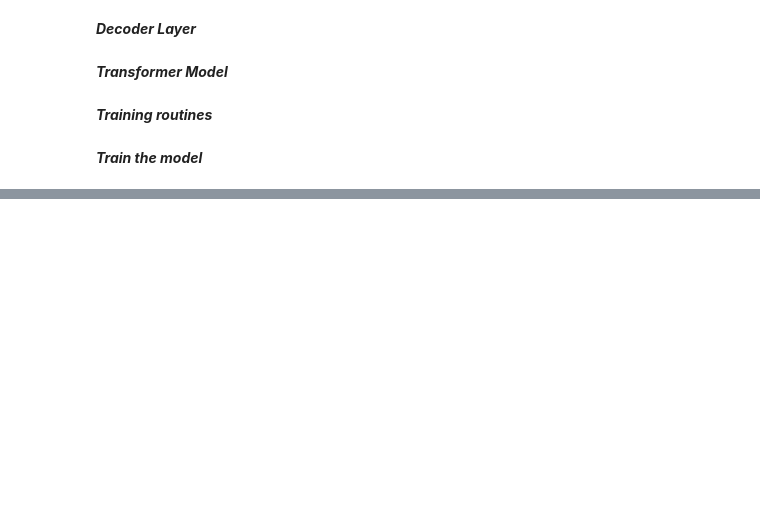
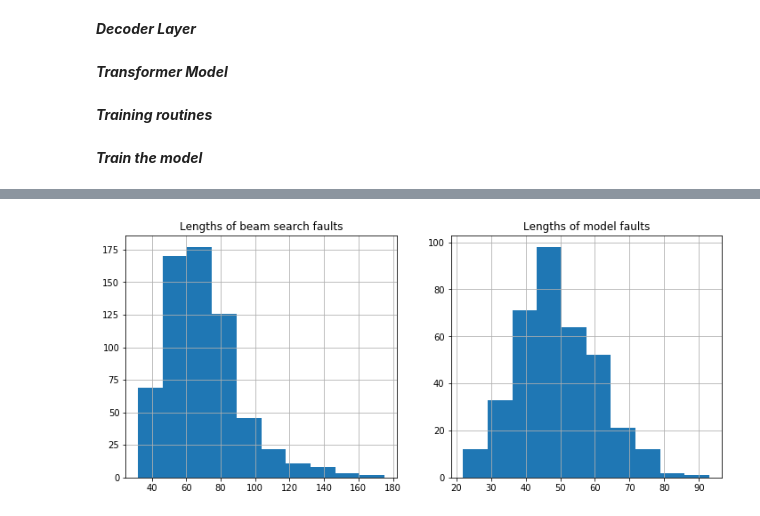
Before and after one commit to dksifoua/Neural-Machine-Translation, a Jupyter notebook: 5 - SeqToSeq Model with Transformer.ipynb, the cells around one changed output, grey strips where cells are left out. Saved outputs shown, nothing was run; the diff lists cells and outputs as text; code cells hidden in the pictures; blank space fills up the shorter version.

```diff
--- a/5 - SeqToSeq Model with Transformer.ipynb
+++ b/5 - SeqToSeq Model with Transformer.ipynb
@@ -697,0 +769,27 @@ predicted trg = ['church', 'church', 'their', 'their', 'their', 'their', 'hands'
+# %%
+def get_dest_logp(model, data, src_field, dest_field, device):
+    dest_logps = []
+    model.eval()
+    with torch.no_grad():
+        for i, data in tqdm.tqdm(enumerate(data), total=len(data)):
+            src_sequence, dest_sequence = src_field.process([data.src]), dest_field.process([data.trg])
+            src_sequence, dest_sequence = src_sequence.to(device), dest_sequence.to(device)
+            src_mask = model.make_src_mask(src_sequence)
+            src_encoded = model.encoder(src_sequences=src_sequence, src_mask=src_mask)
+            logps = []
+            for idx in range(dest_sequence.shape[0]):
+                dest_mask = model.make_src_mask(dest_sequence[:, :idx+1])
+                logit, _ = model.decoder(dest_sequences=dest_sequence[:, :idx+1], src_encoded=src_encoded, dest_mask=dest_mask, src_mask=src_mask)
+                logp = F.log_softmax(logit[:, -1, :], dim=1).squeeze(dim=0)
+                logps.append(logp[-1].cpu().item()) # Get logp of ground truth ouput
+            dest_logps.append(sum(logps))
+    return dest_logps
+# %%
+dest_logps = get_dest_logp(model=transformer, data=test_data, src_field=DE, dest_field=EN, device=DEVICE)
+assert len(pred_logps) == len(dest_logps) == len(test_data), f'{len(pred_logps)}, {len(dest_logps)}, {len(test_data)}'
+# %%
+beam_search_faults = np.array(dest_logps) > np.array(pred_logps)
+
+beam_search_fault_rate = beam_search_faults.sum() / beam_search_faults.size
+print(f'Beam search fault rate: {beam_search_fault_rate * 100:.3f}%')
+print(f'Model fault rate: {(1 - beam_search_fault_rate) * 100:.3f}%')
@@ -697,0 +799,3 @@ predicted trg = ['church', 'church', 'their', 'their', 'their', 'their', 'hands'
+# %%
+beam_search_fault_indexes = np.where(beam_search_faults == True)[0]
+model_fault_indexes = np.where(beam_search_faults == False)[0]
@@ -697,0 +858,13 @@ predicted trg = ['church', 'church', 'their', 'their', 'their', 'their', 'hands'
+# %%
+lengths = np.array([*map(len, dest_sentences)])
+
+_, axes = plt.subplots(1, 2, figsize=(12, 5))
+axes[0].hist(lengths[beam_search_fault_indexes])
+axes[0].set_title('Lengths of beam search faults')
+axes[0].grid(True)
+axes[1].hist(lengths[model_fault_indexes])
+axes[1].set_title('Lengths of model faults')
+axes[1].grid(True)
+plt.show()
+# %% [output]
+[figure, added]
```
Also changed, not shown: parts of 44 cells of this notebook.
